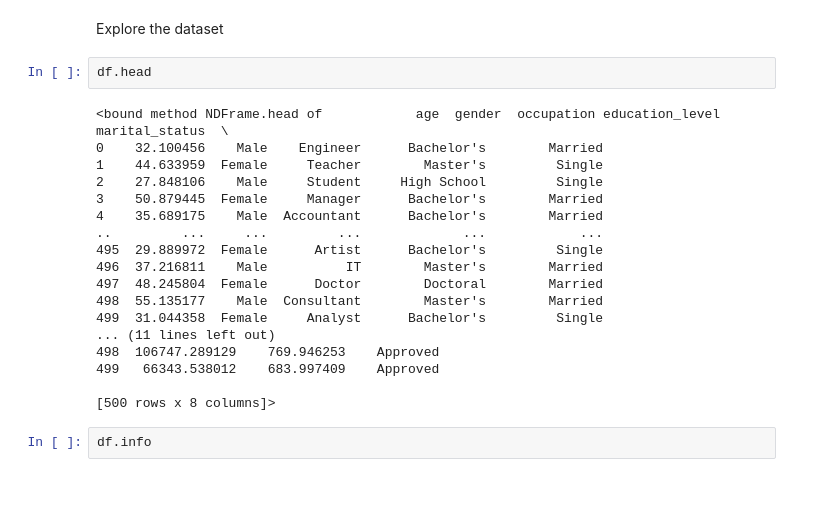
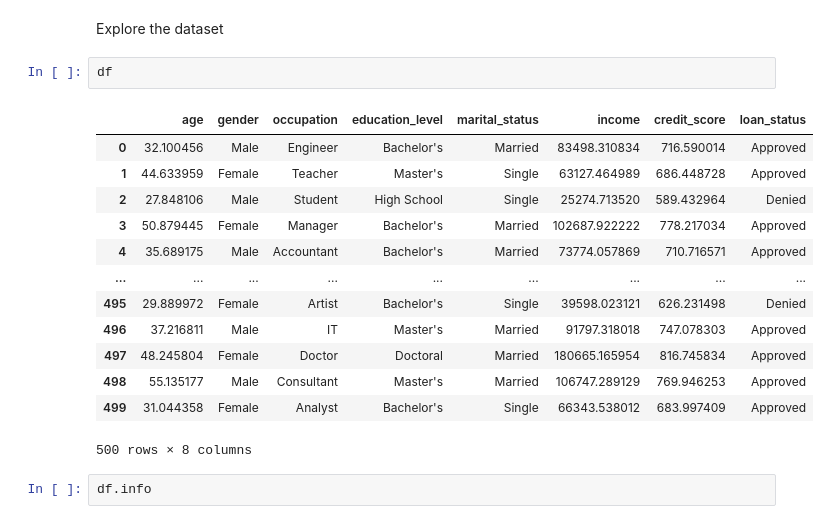
Before and after one commit to SoftwareReboot/MachineLearning-Model, a Jupyter notebook: Decision Tree.ipynb, the cells around one changed output. Cells and saved outputs as stored; diff of their text form; blank space fills up the shorter version.

```diff
--- a/Decision Tree.ipynb
+++ b/Decision Tree.ipynb
@@ -11,25 +11,21 @@ df = pd.read_csv('loan_expanded.csv')
 # %% [markdown]
 Explore the dataset
 # %%
-df.head
+df
 # %% [output]
+|  | age | gender | occupation | education_level | marital_status | income | credit_score | loan_status |
+| 0 | 32.100456 | Male | Engineer | Bachelor's | Married | 83498.310834 | 716.590014 | Approved |
+| 1 | 44.633959 | Female | Teacher | Master's | Single | 63127.464989 | 686.448728 | Approved |
+| 2 | 27.848106 | Male | Student | High School | Single | 25274.713520 | 589.432964 | Denied |
+| 3 | 50.879445 | Female | Manager | Bachelor's | Married | 102687.922222 | 778.217034 | Approved |
+| 4 | 35.689175 | Male | Accountant | Bachelor's | Married | 73774.057869 | 710.716571 | Approved |
+| ... | ... | ... | ... | ... | ... | ... | ... | ... |
+| 495 | 29.889972 | Female | Artist | Bachelor's | Single | 39598.023121 | 626.231498 | Denied |
+| 496 | 37.216811 | Male | IT | Master's | Married | 91797.318018 | 747.078303 | Approved |
+| 497 | 48.245804 | Female | Doctor | Doctoral | Married | 180665.165954 | 816.745834 | Approved |
+| 498 | 55.135177 | Male | Consultant | Master's | Married | 106747.289129 | 769.946253 | Approved |
+| 499 | 31.044358 | Female | Analyst | Bachelor's | Single | 66343.538012 | 683.997409 | Approved |
-<bound method NDFrame.head of            age  gender  occupation education_level marital_status  \
-0    32.100456    Male    Engineer      Bachelor's        Married
-1    44.633959  Female     Teacher        Master's         Single
-2    27.848106    Male     Student     High School         Single
-3    50.879445  Female     Manager      Bachelor's        Married
-4    35.689175    Male  Accountant      Bachelor's        Married
-..         ...     ...         ...             ...            ...
-495  29.889972  Female      Artist      Bachelor's         Single
-496  37.216811    Male          IT        Master's        Married
-497  48.245804  Female      Doctor        Doctoral        Married
-498  55.135177    Male  Consultant        Master's        Married
-499  31.044358  Female     Analyst      Bachelor's         Single
-... (11 lines left out)
-498  106747.289129    769.946253    Approved
-499   66343.538012    683.997409    Approved
-
-[500 rows x 8 columns]>
+500 rows × 8 columns
 # %%
 df.info
 # %% [output]
```
Also changed, not shown: parts of 6 cells of this notebook, 3 other files.
